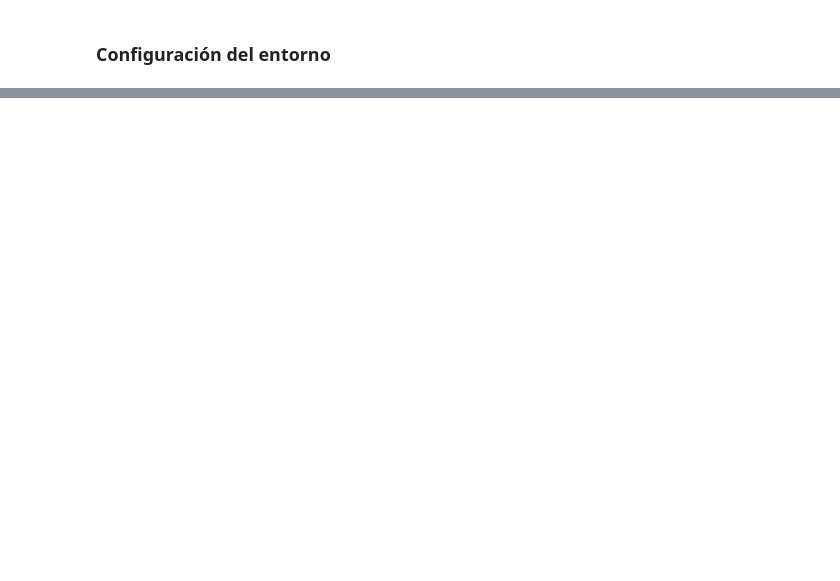
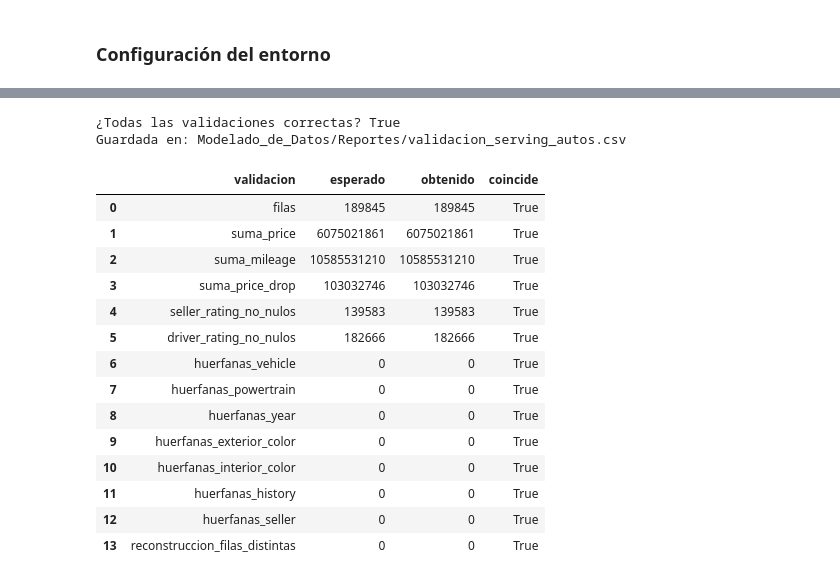
Before and after one commit to luispardave/ING_BD_ProjectF, a Jupyter notebook: Codigos/MODELADO.ipynb, the cells around one changed output, grey strips where cells are left out. Drawn from its saved outputs; the diff is of its cells as text; code cells hidden in the pictures; blank space fills up the shorter version.

Commit message:
Capa SERVING: esquema estrella de autos en serving.db

```diff
--- a/Codigos/MODELADO.ipynb
+++ b/Codigos/MODELADO.ipynb
@@ -857,0 +577,19 @@ print()
+# %%
+# ── 1 y 2. Filas y medidas: antes contra después ───────────────────────────
+
+filas_medidas = con.sql('''
+    SELECT 'filas'               AS validacion, (SELECT COUNT(*) FROM base_autos)        AS tabla_plana, (SELECT COUNT(*) FROM fact_listings)        AS esquema_estrella
+    UNION ALL
+    SELECT 'suma_price',               (SELECT SUM(price) FROM base_autos),               (SELECT SUM(price) FROM fact_listings)
+    UNION ALL
+    SELECT 'suma_mileage',             (SELECT SUM(mileage) FROM base_autos),             (SELECT SUM(mileage) FROM fact_listings)
+    UNION ALL
+    SELECT 'suma_price_drop',          (SELECT SUM(price_drop) FROM base_autos),          (SELECT SUM(price_drop) FROM fact_listings)
+    UNION ALL
+    SELECT 'seller_rating_no_nulos',   (SELECT COUNT(seller_rating) FROM base_autos),     (SELECT COUNT(seller_rating) FROM fact_listings)
+    UNION ALL
+    SELECT 'driver_rating_no_nulos',   (SELECT COUNT(driver_rating) FROM base_autos),     (SELECT COUNT(driver_rating) FROM fact_listings)
+''').df().astype({'tabla_plana': 'int64', 'esquema_estrella': 'int64'})
+
+filas_medidas['coincide'] = filas_medidas['tabla_plana'] == filas_medidas['esquema_estrella']
+filas_medidas
@@ -857,0 +686,38 @@ print()
+# %%
+# ── Guardar la validación ──────────────────────────────────────────────────
+
+validacion = pd.concat([
+    filas_medidas.rename(columns={'tabla_plana': 'esperado', 'esquema_estrella': 'obtenido'}),
+    pd.DataFrame({'validacion': huerfanas.index, 'esperado': 0, 'obtenido': huerfanas['filas'].values}),
+    pd.DataFrame({'validacion': ['reconstruccion_filas_distintas'], 'esperado': [0],
+                  'obtenido': [solo_plana + solo_reconstruida]}),
+], ignore_index=True)
+validacion[['esperado', 'obtenido']] = validacion[['esperado', 'obtenido']].astype('int64')
+validacion['coincide'] = validacion['esperado'] == validacion['obtenido']
+
+validacion.to_csv(VALIDACION_CSV, index=False, encoding='utf-8-sig')
+
+print()
+print(f"¿Todas las validaciones correctas? {validacion['coincide'].all()}")
+print(f'Guardada en: {ruta_relativa(VALIDACION_CSV)}')
+print()
+
+validacion
+# %% [output]
+¿Todas las validaciones correctas? True
+Guardada en: Modelado_de_Datos/Reportes/validacion_serving_autos.csv
+|  | validacion | esperado | obtenido | coincide |
+| 0 | filas | 189845 | 189845 | True |
+| 1 | suma_price | 6075021861 | 6075021861 | True |
+| 2 | suma_mileage | 10585531210 | 10585531210 | True |
+| 3 | suma_price_drop | 103032746 | 103032746 | True |
+| 4 | seller_rating_no_nulos | 139583 | 139583 | True |
+| 5 | driver_rating_no_nulos | 182666 | 182666 | True |
+| 6 | huerfanas_vehicle | 0 | 0 | True |
+| 7 | huerfanas_powertrain | 0 | 0 | True |
+| 8 | huerfanas_year | 0 | 0 | True |
+| 9 | huerfanas_exterior_color | 0 | 0 | True |
+| 10 | huerfanas_interior_color | 0 | 0 | True |
+| 11 | huerfanas_history | 0 | 0 | True |
+| 12 | huerfanas_seller | 0 | 0 | True |
+| 13 | reconstruccion_filas_distintas | 0 | 0 | True |
```
Also changed, not shown: parts of 88 cells of this notebook, 4 other files.
